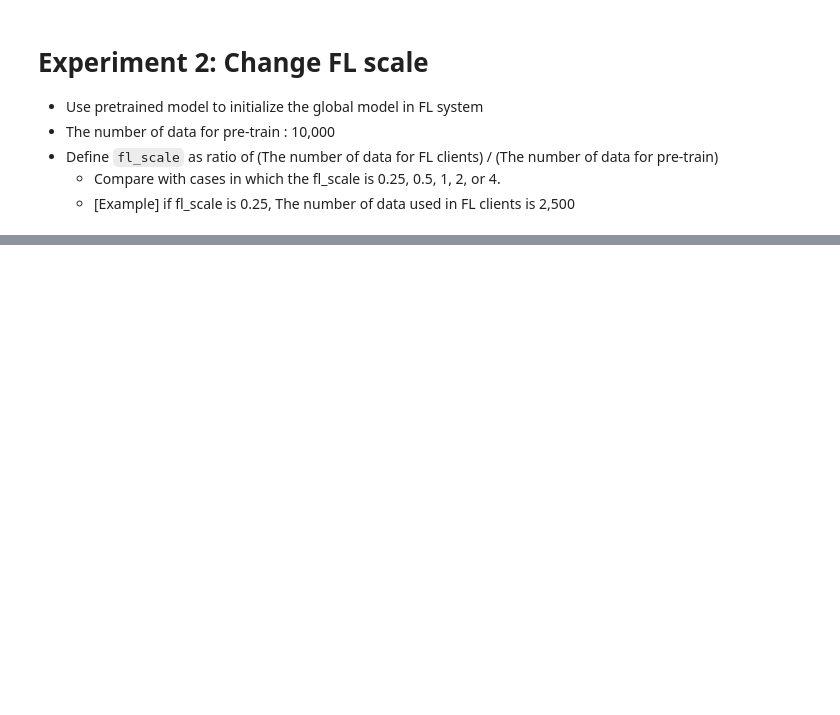
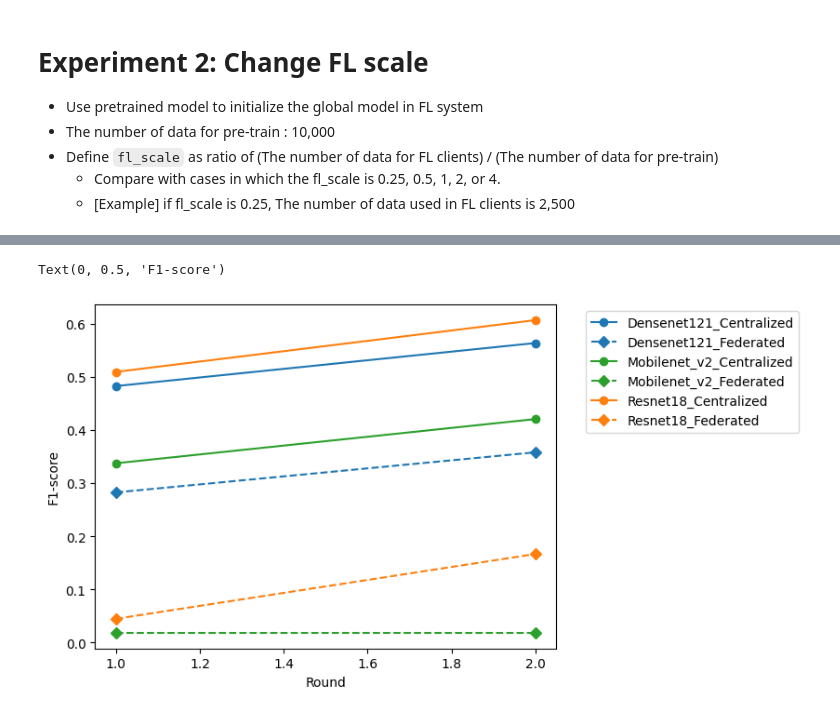
Before and after one commit to hyu-iot/federated-learning, a Jupyter notebook: src/visualize_result.ipynb, the cells around one changed output, grey strips where cells are left out. Cells and saved outputs as stored; diff of their text form; code cells hidden in the pictures; blank space fills up the shorter version.

```diff
--- a/src/visualize_result.ipynb
+++ b/src/visualize_result.ipynb
@@ -75,0 +107,28 @@ line_accuracy = df_accuracy.plot.line()
+# %%
+colors = {
+    'Densenet121_Centralized': 'tab:blue',
+    'Densenet121_Federated': 'tab:blue',
+    'Mobilenet_v2_Centralized': 'tab:green',
+    'Mobilenet_v2_Federated': 'tab:green',
+    'Resnet18_Centralized': 'tab:orange',
+    'Resnet18_Federated': 'tab:orange',
+}
+
+
+fig, ax = plt.subplots()
+for name in df_f1.columns:
+    ax.plot(
+        rounds,
+        df_f1[name].values,
+        color=colors[name],
+        linestyle='dashed' if 'Federated' in name else 'solid',
+        marker='D' if 'Federated' in name else 'o',
+        label=name,
+    )
+
+ax.legend(bbox_to_anchor=(1.05, 1.0), loc='upper left')
+ax.set_xlabel("Round")
+ax.set_ylabel("F1-score")
+# %% [output]
+Text(0, 0.5, 'F1-score')
+[figure, added]
```
Also changed, not shown: parts of 6 cells of this notebook.
